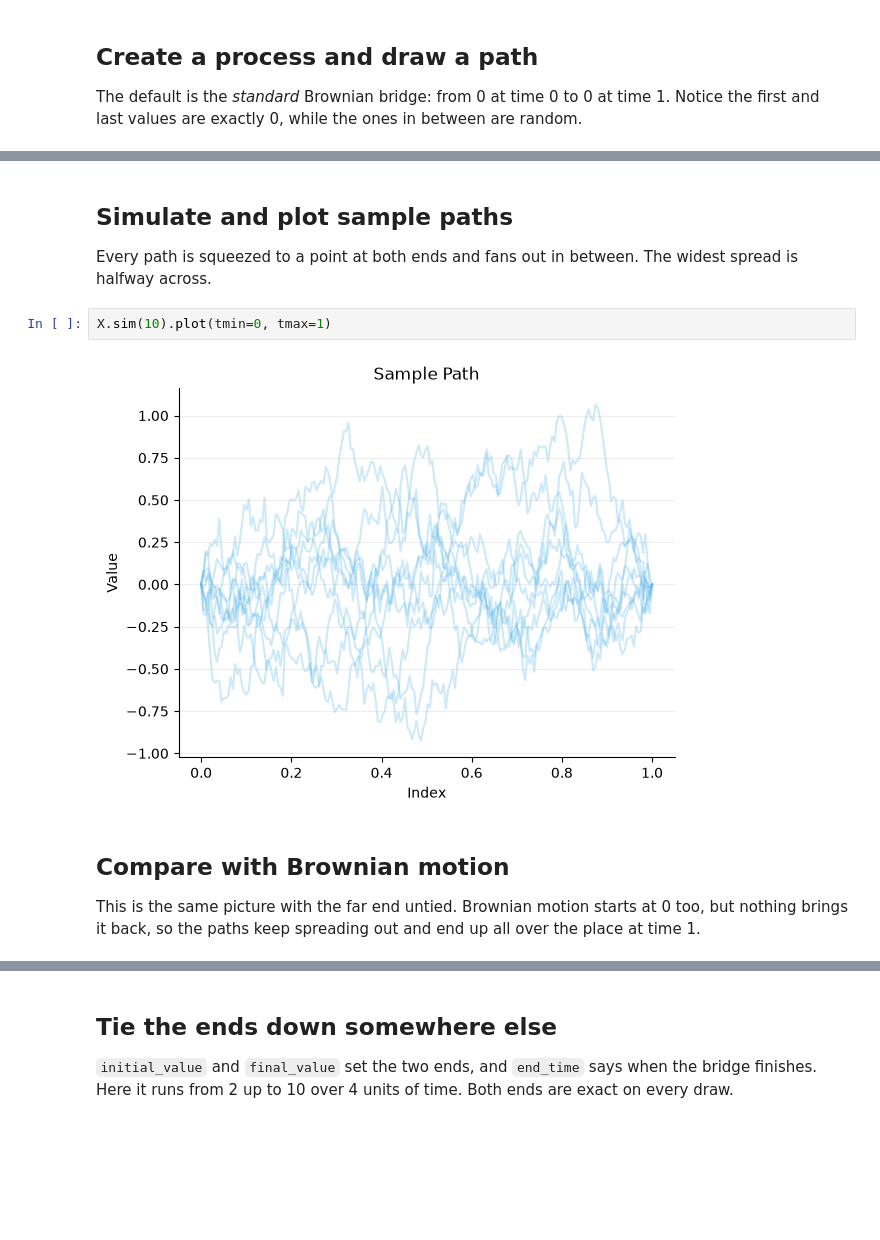
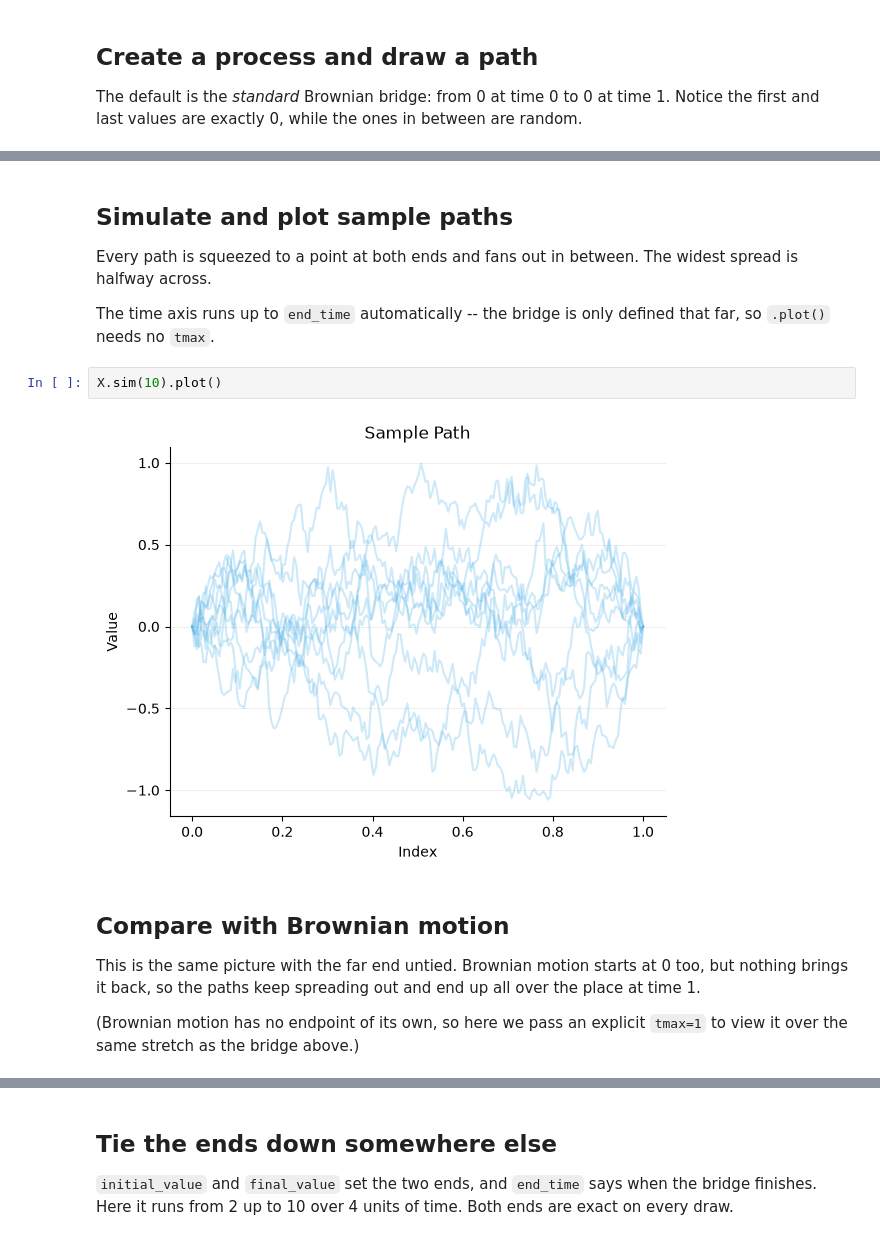
Before and after one commit to calpoly-symbulate/symbulate, a Jupyter notebook: team/models-and-sim-design/brownian_bridge_demo.ipynb, the cells around one changed output, grey strips where cells are left out. Cells and saved outputs as stored; diff of their text form; blank space fills up the shorter version.

Commit message:
Feature: Added automatic tmax's for epidemic models and Brownian Bridge, and updated demos

```diff
--- a/team/models-and-sim-design/brownian_bridge_demo.ipynb
+++ b/team/models-and-sim-design/brownian_bridge_demo.ipynb
@@ -22,14 +22,18 @@ path = X.draw()
 ## Simulate and plot sample paths
 
 Every path is squeezed to a point at both ends and fans out in between. The widest spread is halfway across.
+
+The time axis runs up to `end_time` automatically -- the bridge is only defined that far, so `.plot()` needs no `tmax`.
 # %%
-X.sim(10).plot(tmin=0, tmax=1)
+X.sim(10).plot()
 # %% [output]
-[figure, old version]
+[figure, new version]
 # %% [markdown]
 ## Compare with Brownian motion
 
 This is the same picture with the far end untied. Brownian motion starts at 0 too, but nothing brings it back, so the paths keep spreading out and end up all over the place at time 1.
+
+(Brownian motion has no endpoint of its own, so here we pass an explicit `tmax=1` to view it over the same stretch as the bridge above.)
 # %%
 BrownianMotion(scale=1).sim(10).plot(tmin=0, tmax=1)
 # %% [output]
```
Also changed, not shown: parts of 7 cells of this notebook, 6 other files.
